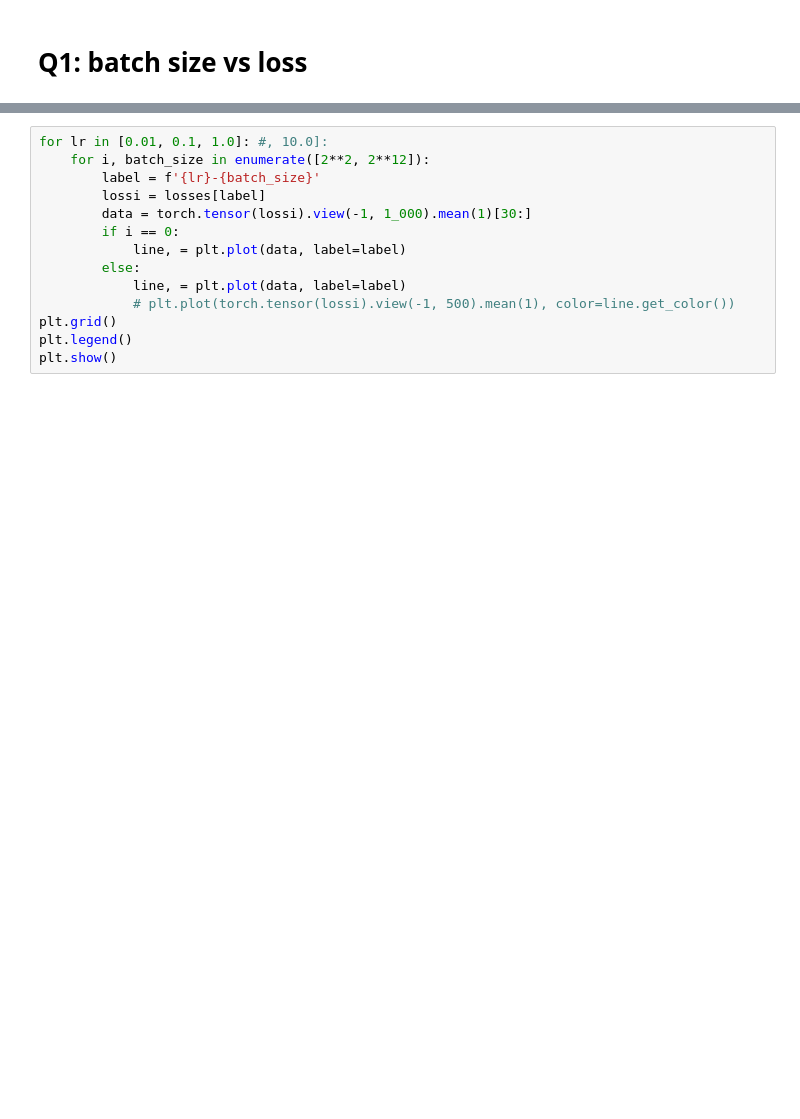
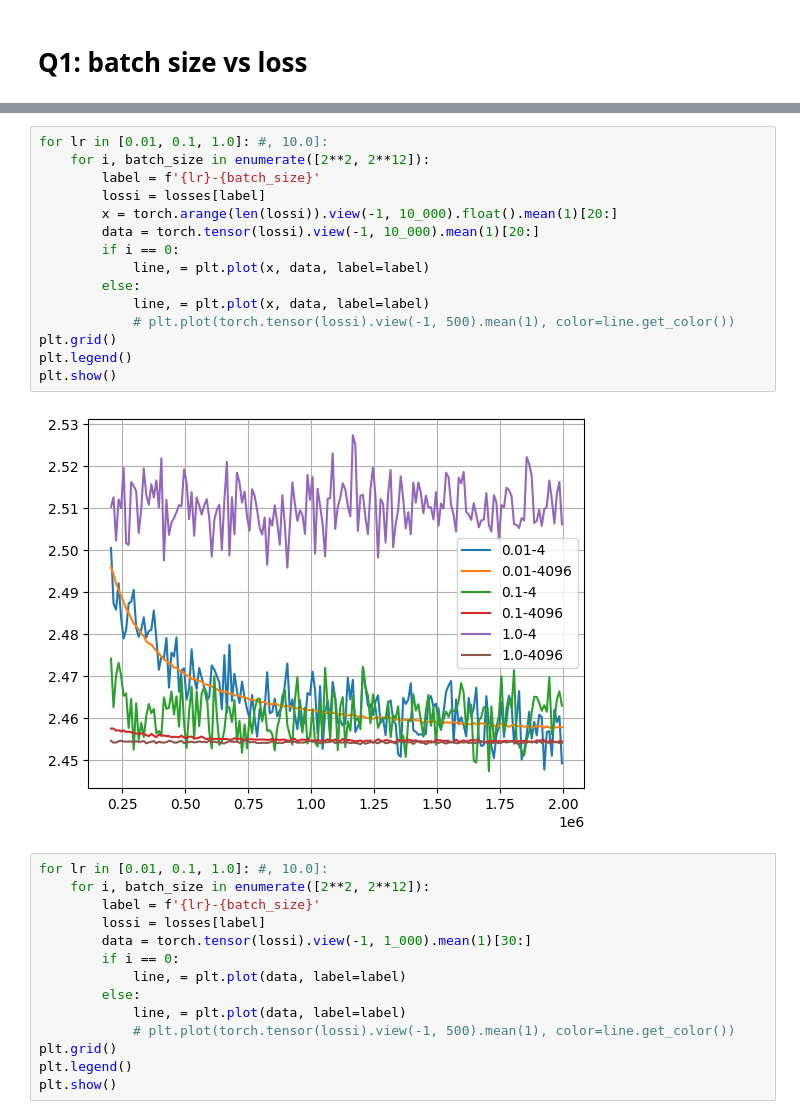
Before and after one commit to steve-z-seattle/neural-language-models, a Jupyter notebook: lm/01-bigram-x.ipynb, the cells around one changed output, grey strips where cells are left out. Cells and saved outputs as stored; diff of their text form; blank space fills up the shorter version.

Commit message:
plot

```diff
--- a/lm/01-bigram-x.ipynb
+++ b/lm/01-bigram-x.ipynb
@@ -88,3 +108,20 @@ for lr in [0.01, 0.1, 1.0]:
+# %%
+for lr in [0.01, 0.1, 1.0]: #, 10.0]:
+    for i, batch_size in enumerate([2**2, 2**12]):
+        label = f'{lr}-{batch_size}'
+        lossi = losses[label]
+        x = torch.arange(len(lossi)).view(-1, 10_000).float().mean(1)[20:]
+        data = torch.tensor(lossi).view(-1, 10_000).mean(1)[20:]
+        if i == 0:
+            line, = plt.plot(x, data, label=label)
+        else:
+            line, = plt.plot(x, data, label=label)
+            # plt.plot(torch.tensor(lossi).view(-1, 500).mean(1), color=line.get_color())
+plt.grid()
+plt.legend()
+plt.show()
+# %% [output]
+[figure, added]
 # %%
 for lr in [0.01, 0.1, 1.0]: #, 10.0]:
     for i, batch_size in enumerate([2**2, 2**12]):
```
Also changed, not shown: parts of 1 cell of this notebook.
